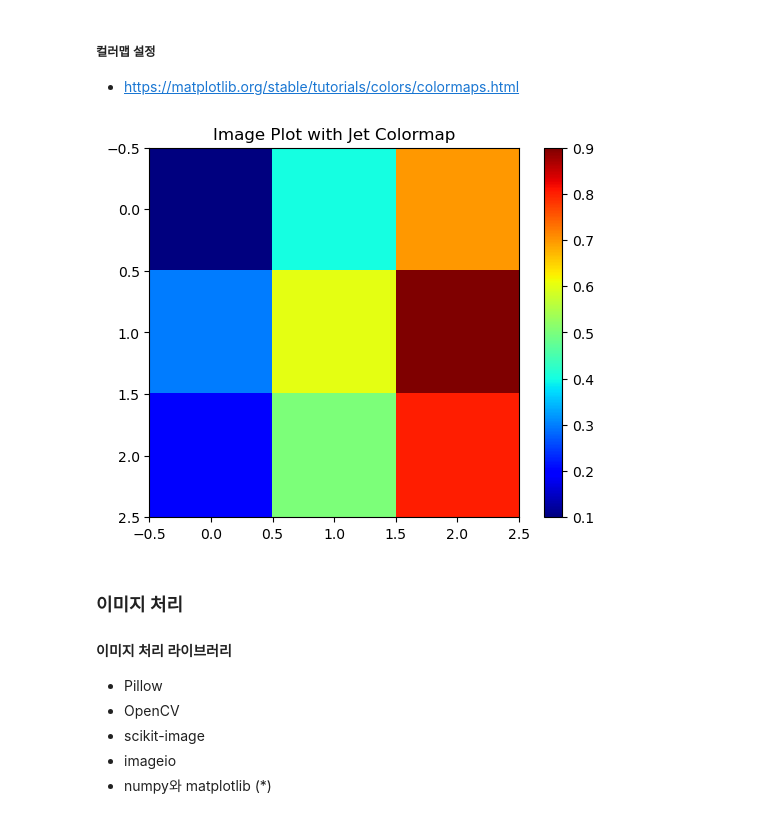
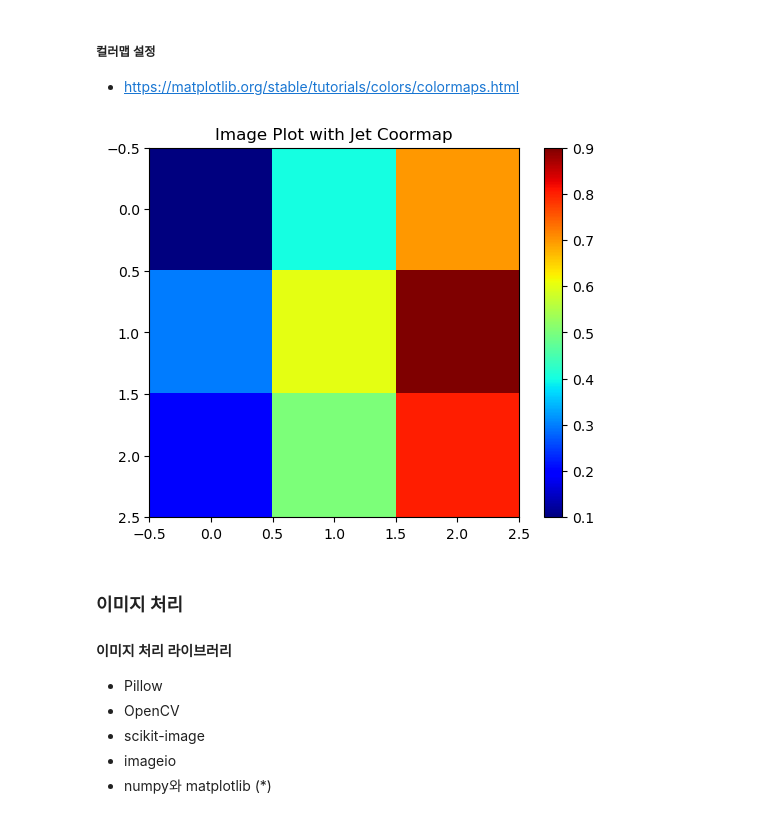
Before and after one commit to dlwldnjsald/datascience_notebook, a Jupyter notebook: datascience-workbooks/visualization/visualization_basics-03-고급_시각화_기법.ipynb, the cells around one changed output. Cells and saved outputs as stored; diff of their text form; code cells hidden in the pictures.

Commit message:
0819 visualization -03 완료
0819 visualization -03 고급 시각화_기법

```diff
--- a/datascience-workbooks/visualization/visualization_basics-03-고급_시각화_기법.ipynb
+++ b/datascience-workbooks/visualization/visualization_basics-03-고급_시각화_기법.ipynb
@@ -25,18 +25,18 @@ plt.show()
 # %%
 import matplotlib.pyplot as plt
 import numpy as np
 
 # 예시 이미지 데이터 (3x3 크기의 흑백 이미지)
 image_data = np.array([[0.1, 0.4, 0.7],
                        [0.3, 0.6, 0.9],
                        [0.2, 0.5, 0.8]])
 
 plt.imshow(image_data, cmap='jet')  # 'jet' 컬러맵 사용
 plt.colorbar()  # 컬러바 추가
-plt.title('Image Plot with Jet Colormap')
+plt.title('Image Plot with Jet Coormap')
 plt.show()
 # %% [output]
-[figure, old version]
+[figure, new version]
 # %% [markdown]
 ### 이미지 처리
 #### 이미지 처리 라이브러리
```
Also changed, not shown: parts of 4 cells of this notebook.
